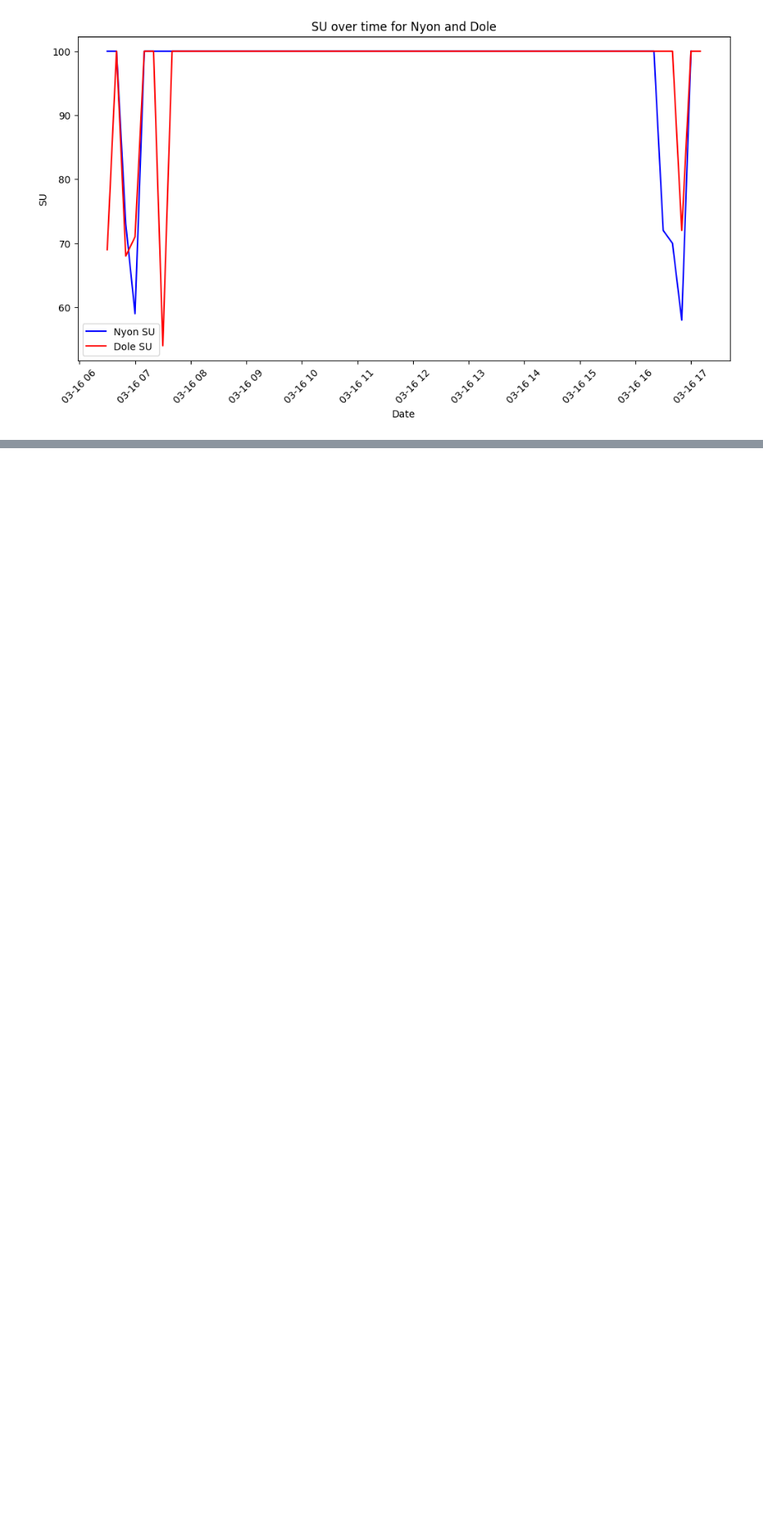
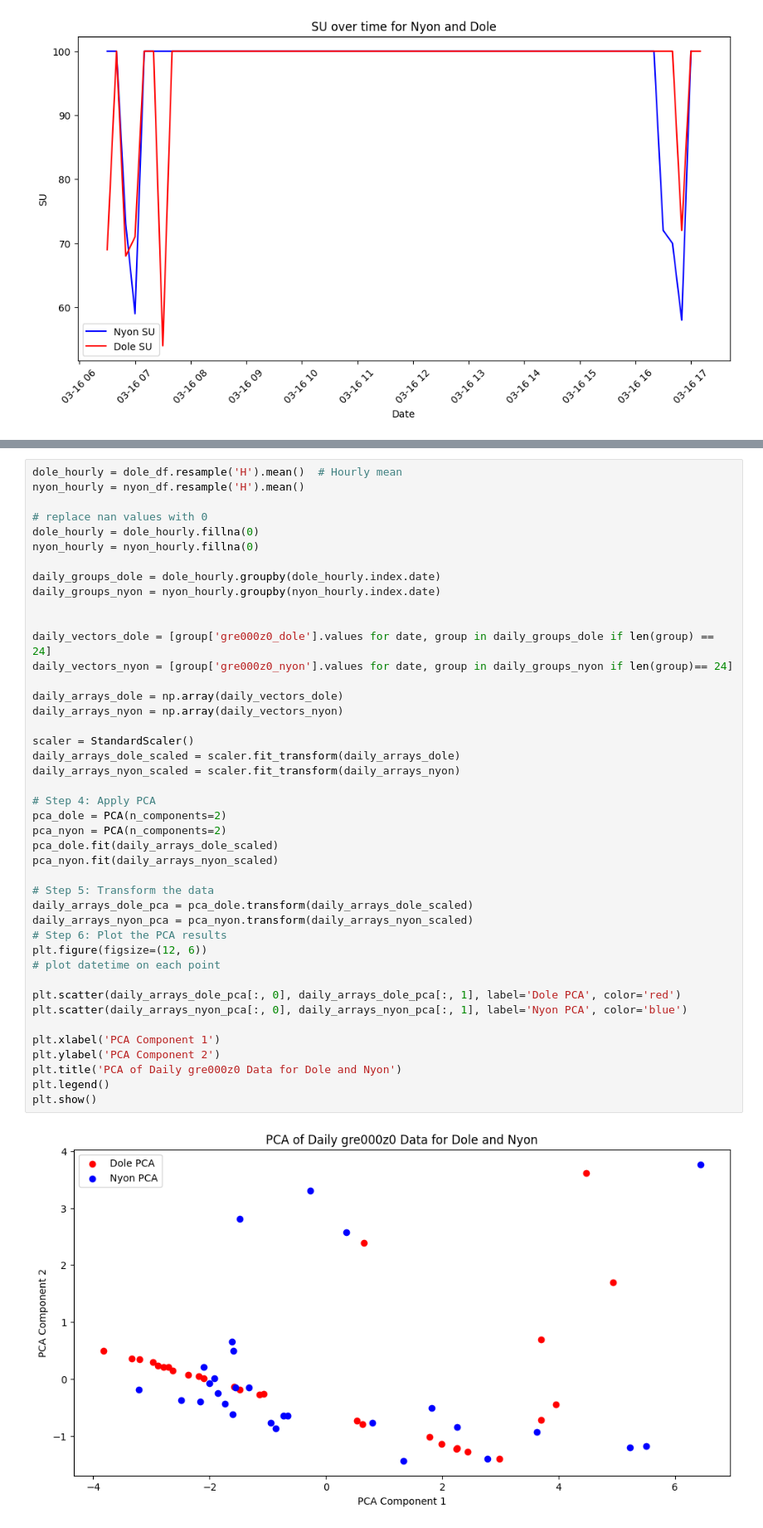
Before and after one commit to MartaRende/StratusDetection, a Jupyter notebook: test.ipynb, the cells around one changed output, grey strips where cells are left out. Shown at 83% size. Drawn from its saved outputs; the diff is of its cells as text; blank space fills up the shorter version.

```diff
--- a/test.ipynb
+++ b/test.ipynb
@@ -661,0 +744,45 @@ plt.legend()
+# %%
+dole_hourly = dole_df.resample('H').mean()  # Hourly mean
+nyon_hourly = nyon_df.resample('H').mean()
+
+# replace nan values with 0
+dole_hourly = dole_hourly.fillna(0)
+nyon_hourly = nyon_hourly.fillna(0)
+
+daily_groups_dole = dole_hourly.groupby(dole_hourly.index.date)
+daily_groups_nyon = nyon_hourly.groupby(nyon_hourly.index.date)
+
+
+daily_vectors_dole = [group['gre000z0_dole'].values for date, group in daily_groups_dole if len(group) == 24]
+daily_vectors_nyon = [group['gre000z0_nyon'].values for date, group in daily_groups_nyon if len(group)== 24]
+
+daily_arrays_dole = np.array(daily_vectors_dole)
+daily_arrays_nyon = np.array(daily_vectors_nyon)
+
+scaler = StandardScaler()
+daily_arrays_dole_scaled = scaler.fit_transform(daily_arrays_dole)
+daily_arrays_nyon_scaled = scaler.fit_transform(daily_arrays_nyon)
+
+# Step 4: Apply PCA
+pca_dole = PCA(n_components=2)
+pca_nyon = PCA(n_components=2)
+pca_dole.fit(daily_arrays_dole_scaled)
+pca_nyon.fit(daily_arrays_nyon_scaled)
+
+# Step 5: Transform the data
+daily_arrays_dole_pca = pca_dole.transform(daily_arrays_dole_scaled)
+daily_arrays_nyon_pca = pca_nyon.transform(daily_arrays_nyon_scaled)
+# Step 6: Plot the PCA results
+plt.figure(figsize=(12, 6))
+# plot datetime on each point
+
+plt.scatter(daily_arrays_dole_pca[:, 0], daily_arrays_dole_pca[:, 1], label='Dole PCA', color='red')
+plt.scatter(daily_arrays_nyon_pca[:, 0], daily_arrays_nyon_pca[:, 1], label='Nyon PCA', color='blue')
+
+plt.xlabel('PCA Component 1')
+plt.ylabel('PCA Component 2')
+plt.title('PCA of Daily gre000z0 Data for Dole and Nyon')
+plt.legend()
+plt.show()
+# %% [output]
+[figure, added]
```
Also changed, not shown: parts of 3 cells of this notebook, 4 other files.
